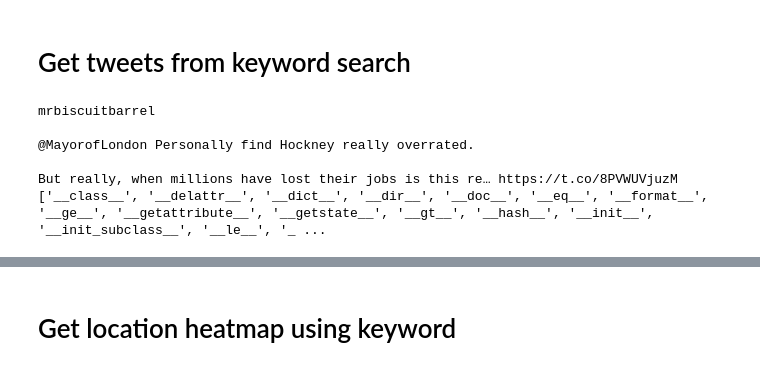
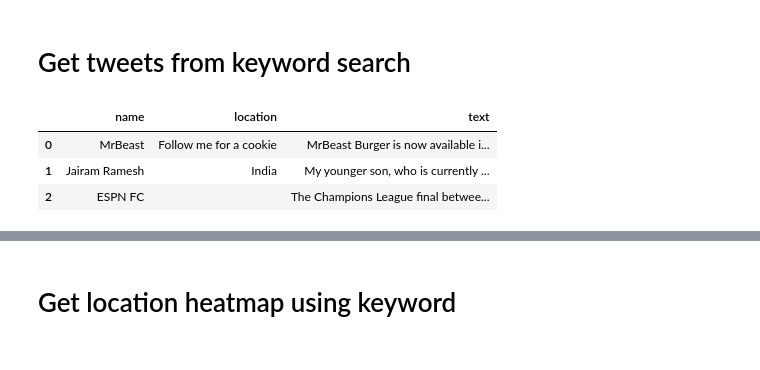
Before and after one commit to Harsh-2420/reddit-twitter-NLP, a Jupyter notebook: twitter.ipynb, the cells around one changed output, grey strips where cells are left out. Drawn from its saved outputs; the diff is of its cells as text; code cells hidden in the pictures.

```diff
--- a/twitter.ipynb
+++ b/twitter.ipynb
@@ -44,15 +42,23 @@ tweets = tweepy.Cursor(api.search, q='palestine').items(1)
 # %%
-tweets = tweepy.Cursor(api.search, q='london').items(1)
+tweets = tweepy.Cursor(api.search, q='london', result_type='popular').items(3)
+
+keyword_df = pd.DataFrame()
+name = []
+location = []
+text = []
 
 for tweet in tweets:
-    print(tweet.user.name)
-    print(tweet.user.location)
-    print(tweet.text)
-    print(dir(tweet))
+    name.append(tweet.user.name)
+    location.append(tweet.user.location)
+    text.append(tweet.text)
+
+keyword_df['name'] = name
+keyword_df['location'] = location
+keyword_df['text'] = text
-# %% [output]
-mrbiscuitbarrel
-
-@MayorofLondon Personally find Hockney really overrated.
-
-But really, when millions have lost their jobs is this re… https://t.co/8PVWUVjuzM
-['__class__', '__delattr__', '__dict__', '__dir__', '__doc__', '__eq__', '__format__', '__ge__', '__getattribute__', '__getstate__', '__gt__', '__hash__', '__init__', '__init_subclass__', '__le__', '_ ...
+# %%
+keyword_df
+# %% [output]
+|  | name | location | text |
+| 0 | MrBeast | Follow me for a cookie | MrBeast Burger is now available i... |
+| 1 | Jairam Ramesh | India | My younger son, who is currently ... |
+| 2 | ESPN FC |  | The Champions League final betwee... |
```
Also changed, not shown: parts of 2 cells of this notebook.
